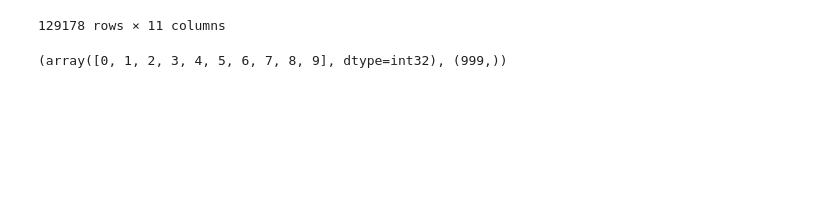
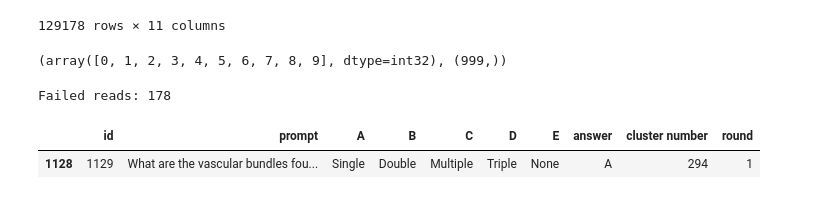
Before and after one commit to viktorcikojevic/kaggle-llm, a Jupyter notebook: notebooks/data_llm_generate_question_wiki_sci.ipynb, the cells around one changed output. Drawn from its saved outputs; the diff is of its cells as text; code cells hidden in the pictures; blank space fills up the shorter version.

```diff
--- a/notebooks/data_llm_generate_question_wiki_sci.ipynb
+++ b/notebooks/data_llm_generate_question_wiki_sci.ipynb
@@ -330,7 +330,7 @@ for p in answer_files:
             })
 
     except Exception as e:
-        print(f"Failed reading file: {p.name}. Error: {e}")
+        # print(f"Failed reading file: {p.name}. Error: {e}")
         failed_reads += 1
 
 print(f"Failed reads: {failed_reads}")
@@ -340,3 +340,20 @@ df = pd.DataFrame(data_list)
 
 # Assign unique IDs to each row
 df["id"] = range(1, len(df) + 1)
+# %% [output]
+Failed reads: 178
+# %%
+# convert prompt	A	B	C	D	E	answer	 columns to string
+df["prompt"] = df["prompt"].astype(str)
+df["A"] = df["A"].astype(str)
+df["B"] = df["B"].astype(str)
+df["C"] = df["C"].astype(str)
+df["D"] = df["D"].astype(str)
+df["E"] = df["E"].astype(str)
+df["answer"] = df["answer"].astype(str)
+# %%
+# "Which rows have 'What are the vascular bundles found in' in column 'prompt'?
+df[df["prompt"].str.contains("What are the vascular bundles found in")]
+# %% [output]
+|  | id | prompt | A | B | C | D | E | answer | cluster number | round |
+| 1128 | 1129 | What are the vascular bundles fou... | Single | Double | Multiple | Triple | None | A | 294 | 1 |
```
Also changed, not shown: parts of 5 cells of this notebook, 17 other files.
